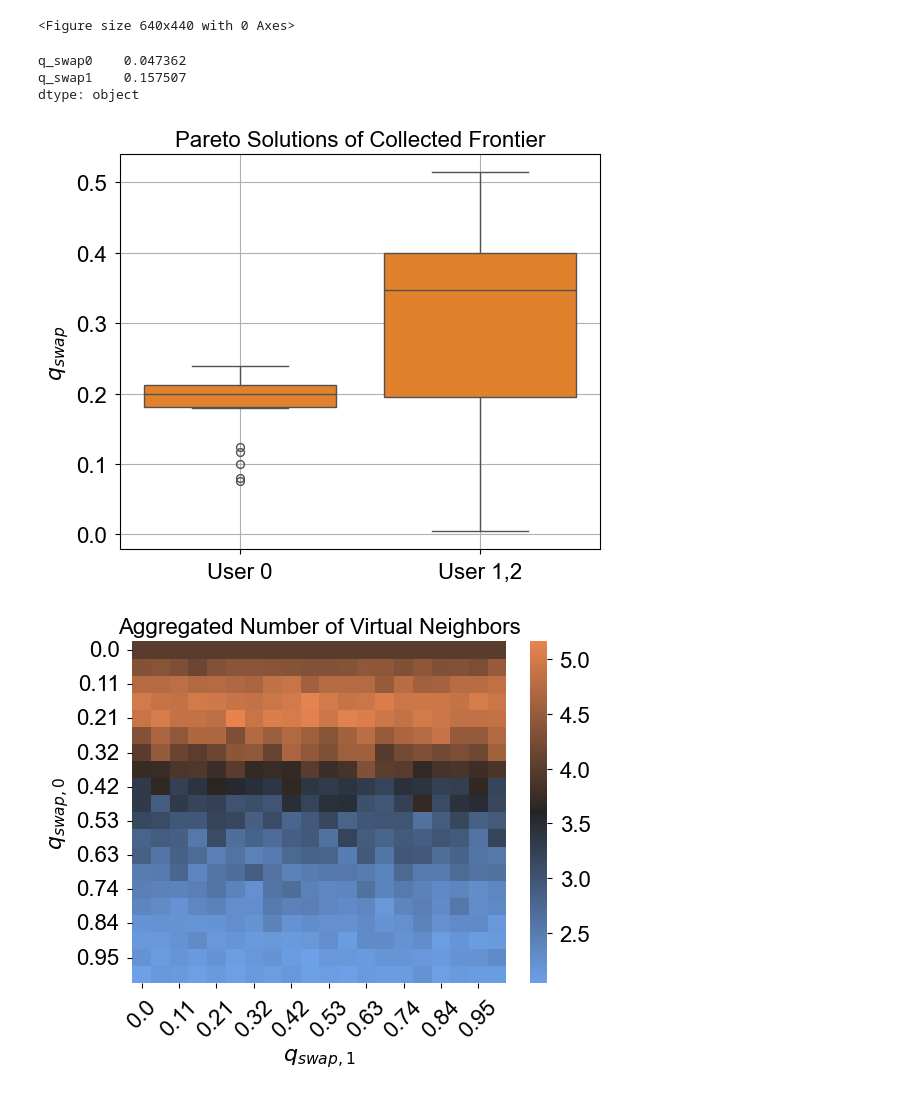
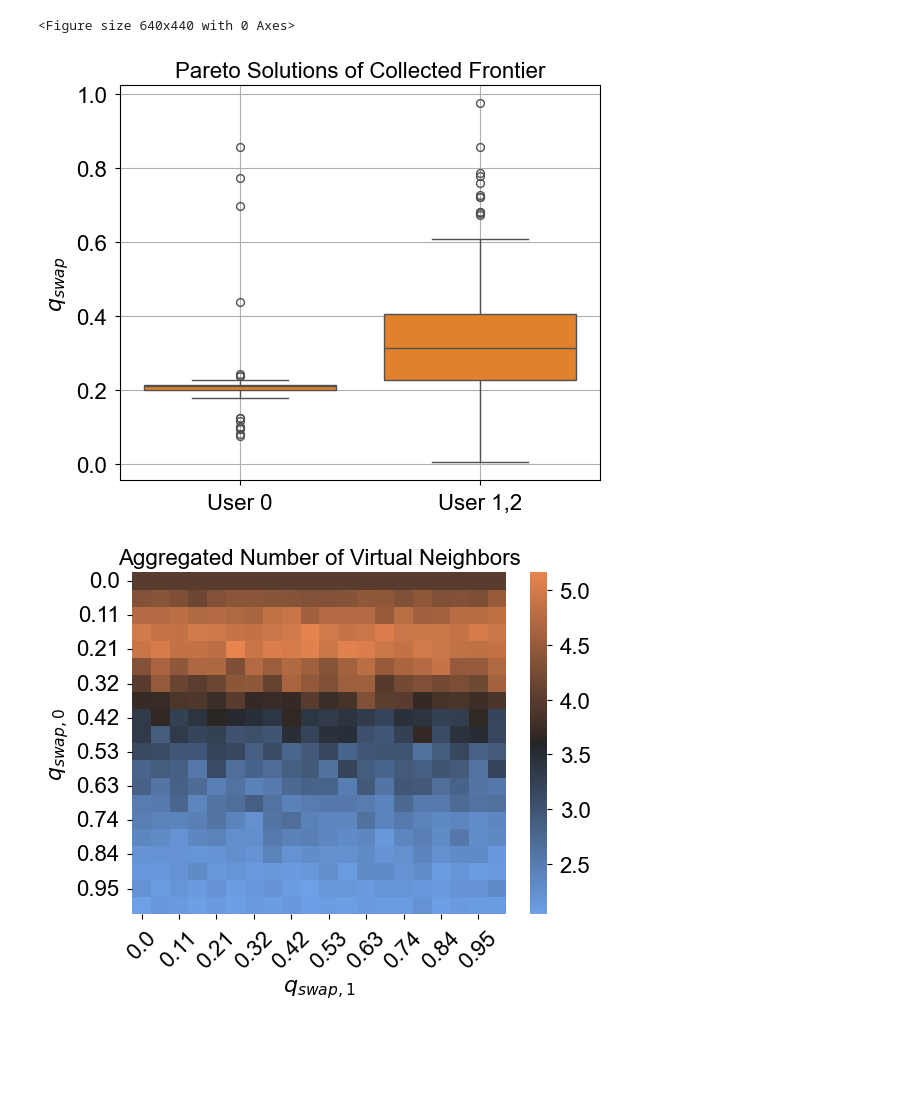
Before and after one commit to Luisenden/qnetsur, a Jupyter notebook: notebooks/tutorial_pareto_analysis.ipynb, the cells around one changed output. Cells and saved outputs as stored; diff of their text form; code cells hidden in the pictures; blank space fills up the shorter version.

Commit message:
easy plotting

```diff
--- a/notebooks/tutorial_pareto_analysis.ipynb
+++ b/notebooks/tutorial_pareto_analysis.ipynb
@@ -118,3 +111,5 @@ model.vals
+# %%
+df = pd.read_csv('../../surdata/cd_tree-2-1_randtree-20/SU_tree-2-1_20iterator_objective-meanopt_SEED42_04-23-2024_17:56:17.csv')
 # %%
 # How to calculate which cutoff time to set (given total runtime T, M, Fnew and Fapp)
 T = 1000
@@ -176,24 +187,18 @@ plt.tight_layout()
 fig.show()
 # %% [output]
 <Figure size 640x440 with 0 Axes>
-# %%
-model.X_df[filter].drop(['Iteration'], axis=1).std()
-# %% [output]
-q_swap0    0.047362
-q_swap1    0.157507
-dtype: object
 # %%
 fig, ax = plt.subplots(figsize=(6,5))
-g = sns.boxplot(model.X_df[filter].drop(['Iteration'], axis=1), palette=['tab:orange'])
+g = sns.boxplot(df[df.columns[df.columns.str.contains('q_swap')]], palette=['tab:orange'])
 g.set_xticklabels(['User 0', 'User 1,2'])
 plt.ylabel(r'$q_{swap}$')
 plt.title('Pareto Solutions of Collected Frontier')
 plt.grid()
 plt.tight_layout()
 plt.savefig('cd-21tree-pareto.pdf')
 plt.show()
 # %% [output]
-[figure, old version]
+[figure, new version]
 # %%
 cmap = sns.diverging_palette(250, 30, l=65, center="dark", as_cmap=True)
 df_plot = pd.read_pickle('../usecase_cd/21tree-heatmap.pkl')
```
Also changed, not shown: parts of 25 cells of this notebook, 40 other files.
